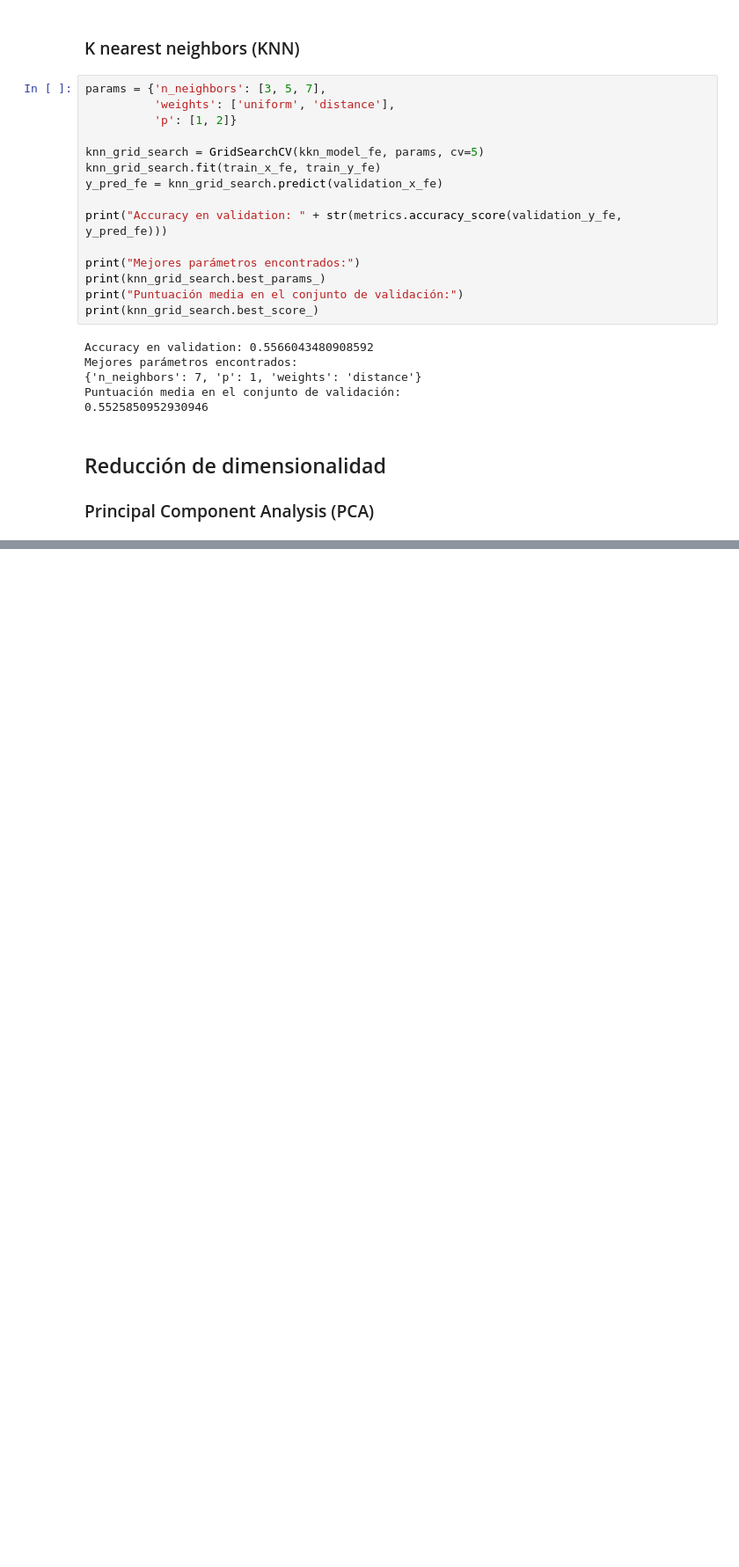
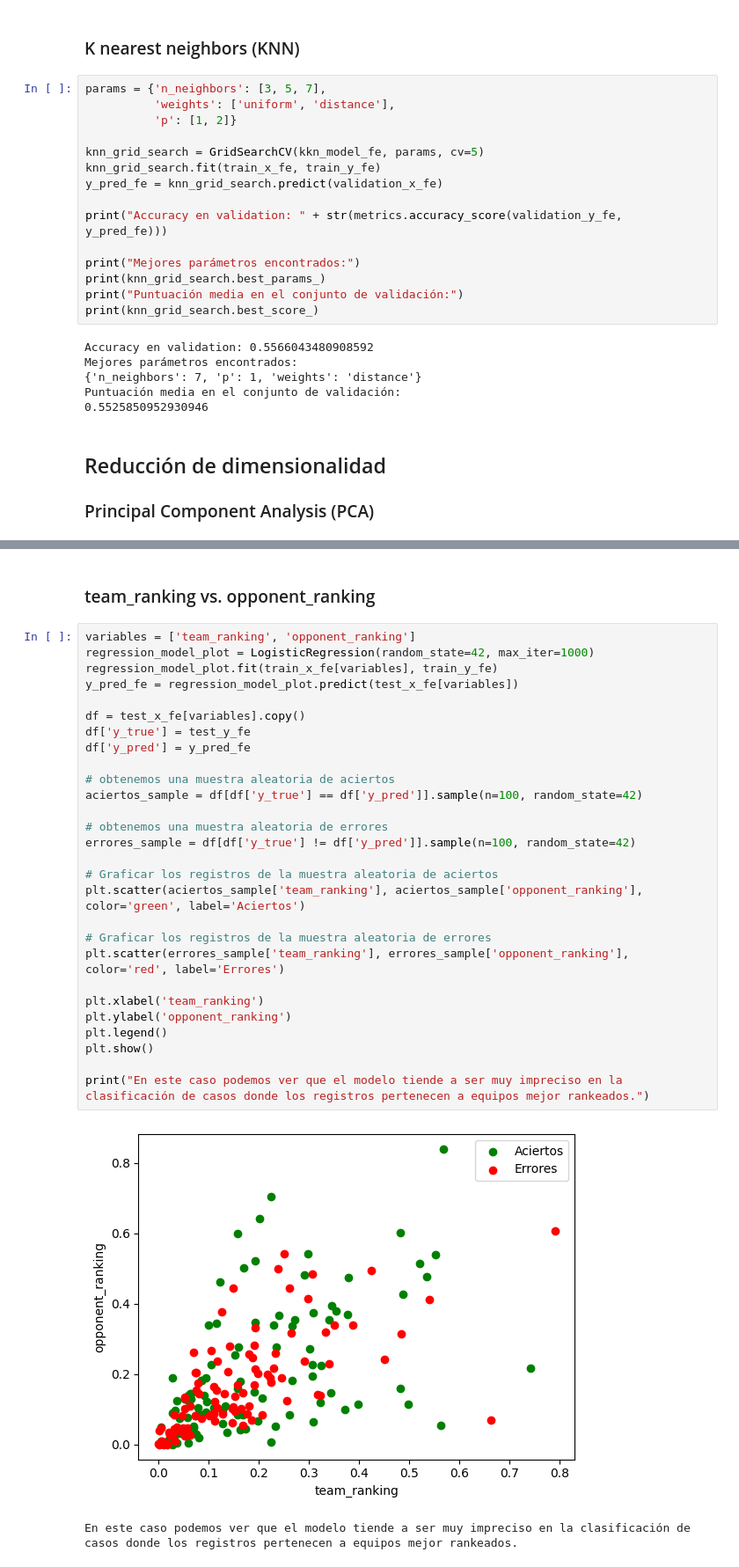
Before and after one commit to UlisesCravero/tp_ml_Cravero_Pautasso, a Jupyter notebook: tp2_EDA-Copy2.ipynb, the cells around one changed output, grey strips where cells are left out. Shown at 88% size. Saved outputs shown, nothing was run; the diff lists cells and outputs as text; blank space fills up the shorter version.

```diff
--- a/tp2_EDA-Copy2.ipynb
+++ b/tp2_EDA-Copy2.ipynb
@@ -528,0 +605,33 @@ nX = pca.transform(X)
+# %% [markdown]
+### team_ranking vs. opponent_ranking
+# %%
+variables = ['team_ranking', 'opponent_ranking']
+regression_model_plot = LogisticRegression(random_state=42, max_iter=1000)
+regression_model_plot.fit(train_x_fe[variables], train_y_fe)
+y_pred_fe = regression_model_plot.predict(test_x_fe[variables])
+
+df = test_x_fe[variables].copy()
+df['y_true'] = test_y_fe
+df['y_pred'] = y_pred_fe
+
+# obtenemos una muestra aleatoria de aciertos
+aciertos_sample = df[df['y_true'] == df['y_pred']].sample(n=100, random_state=42)
+
+# obtenemos una muestra aleatoria de errores
+errores_sample = df[df['y_true'] != df['y_pred']].sample(n=100, random_state=42)
+
+# Graficar los registros de la muestra aleatoria de aciertos
+plt.scatter(aciertos_sample['team_ranking'], aciertos_sample['opponent_ranking'], color='green', label='Aciertos')
+
+# Graficar los registros de la muestra aleatoria de errores
+plt.scatter(errores_sample['team_ranking'], errores_sample['opponent_ranking'], color='red', label='Errores')
+
+plt.xlabel('team_ranking')
+plt.ylabel('opponent_ranking')
+plt.legend()
+plt.show()
+
+print("En este caso podemos ver que el modelo tiende a ser muy impreciso en la clasificación de casos donde los registros pertenecen a equipos mejor rankeados.")
+# %% [output]
+[figure, added]
+En este caso podemos ver que el modelo tiende a ser muy impreciso en la clasificación de casos donde los registros pertenecen a equipos mejor rankeados.
```
Also changed, not shown: parts of 19 cells of this notebook.
